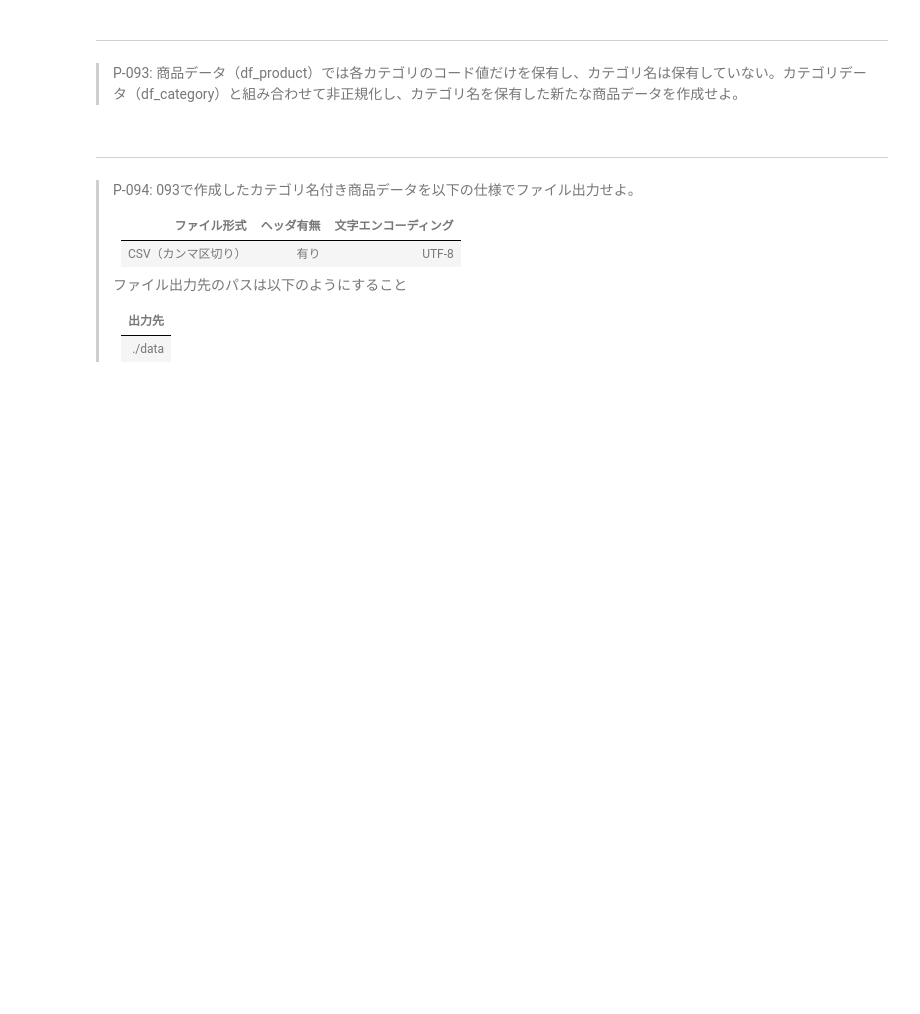
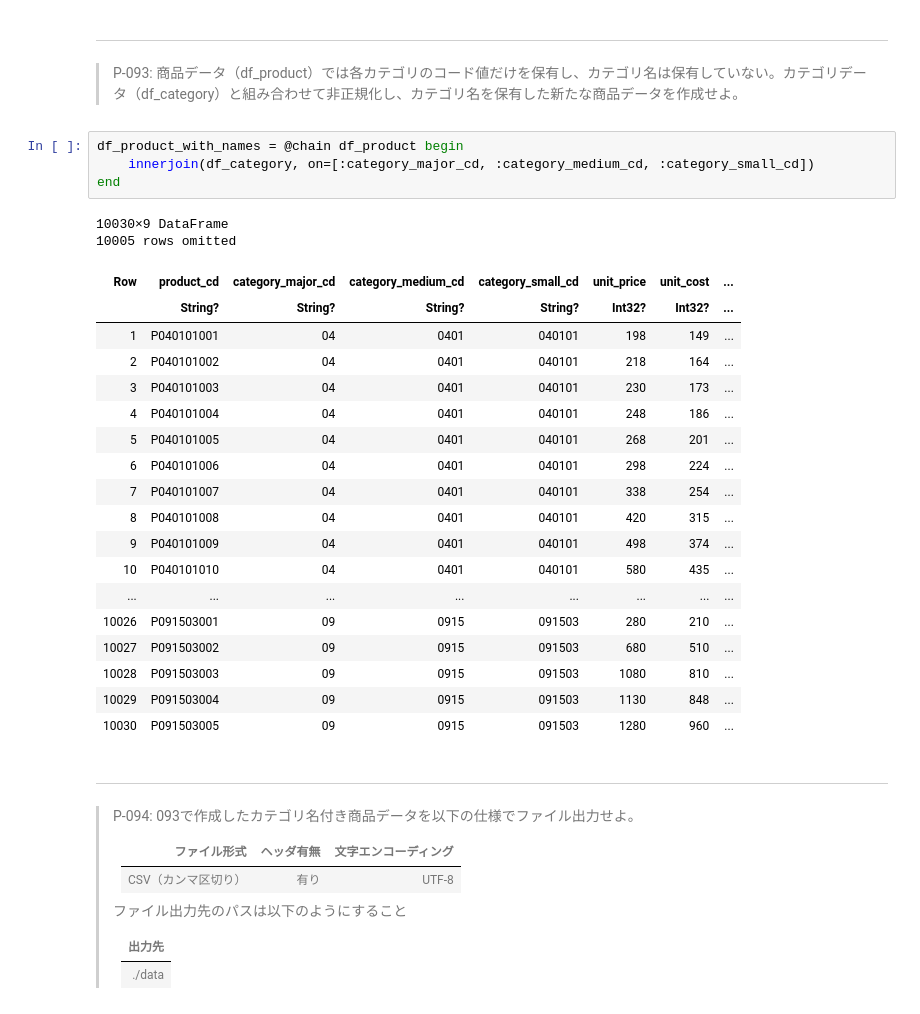
Before and after one commit to kuru-to/100knocks-preprocess, a Jupyter notebook: docker/work/preprocess_knock_Julia.ipynb, the cells around one changed output. Saved outputs shown, nothing was run; the diff lists cells and outputs as text; blank space fills up the shorter version.

```diff
--- a/docker/work/preprocess_knock_Julia.ipynb
+++ b/docker/work/preprocess_knock_Julia.ipynb
@@ -2338,6 +2370,31 @@ df_train_3, df_test_3 = split_12_train_6_test(df_amount_by_year_month, 2)
 # %% [markdown]
 ---
 > P-093: 商品データ（df_product）では各カテゴリのコード値だけを保有し、カテゴリ名は保有していない。カテゴリデータ（df_category）と組み合わせて非正規化し、カテゴリ名を保有した新たな商品データを作成せよ。
+# %%
+df_product_with_names = @chain df_product begin
+    innerjoin(df_category, on=[:category_major_cd, :category_medium_cd, :category_small_cd])
+end
+# %% [output]
+10030×9 DataFrame
+10005 rows omitted
+| Row | product_cd | category_major_cd | category_medium_cd | category_small_cd | unit_price | unit_cost | ... |
+|  | String? | String? | String? | String? | Int32? | Int32? | ... |
+| 1 | P040101001 | 04 | 0401 | 040101 | 198 | 149 | ... |
+| 2 | P040101002 | 04 | 0401 | 040101 | 218 | 164 | ... |
+| 3 | P040101003 | 04 | 0401 | 040101 | 230 | 173 | ... |
+| 4 | P040101004 | 04 | 0401 | 040101 | 248 | 186 | ... |
+| 5 | P040101005 | 04 | 0401 | 040101 | 268 | 201 | ... |
+| 6 | P040101006 | 04 | 0401 | 040101 | 298 | 224 | ... |
+| 7 | P040101007 | 04 | 0401 | 040101 | 338 | 254 | ... |
+| 8 | P040101008 | 04 | 0401 | 040101 | 420 | 315 | ... |
+| 9 | P040101009 | 04 | 0401 | 040101 | 498 | 374 | ... |
+| 10 | P040101010 | 04 | 0401 | 040101 | 580 | 435 | ... |
+| ... | ... | ... | ... | ... | ... | ... | ... |
+| 10026 | P091503001 | 09 | 0915 | 091503 | 280 | 210 | ... |
+| 10027 | P091503002 | 09 | 0915 | 091503 | 680 | 510 | ... |
+| 10028 | P091503003 | 09 | 0915 | 091503 | 1080 | 810 | ... |
+| 10029 | P091503004 | 09 | 0915 | 091503 | 1130 | 848 | ... |
+| 10030 | P091503005 | 09 | 0915 | 091503 | 1280 | 960 | ... |
 # %% [markdown]
 ---
 > P-094: 093で作成したカテゴリ名付き商品データを以下の仕様でファイル出力せよ。
```
Also changed, not shown: parts of 7 cells of this notebook, 2 other files.
